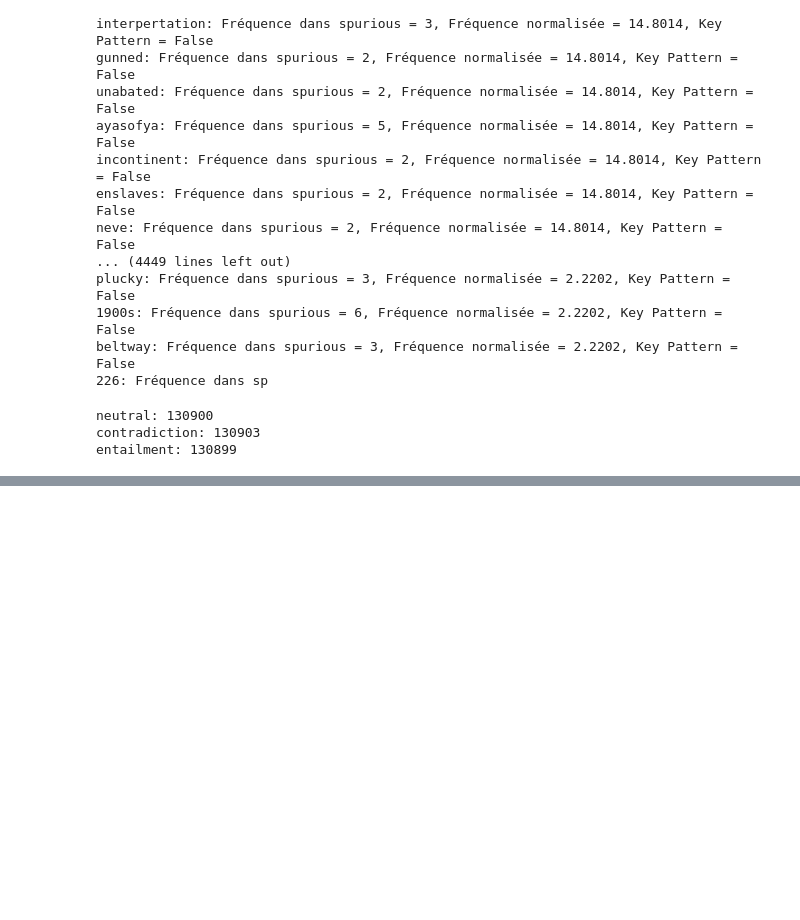
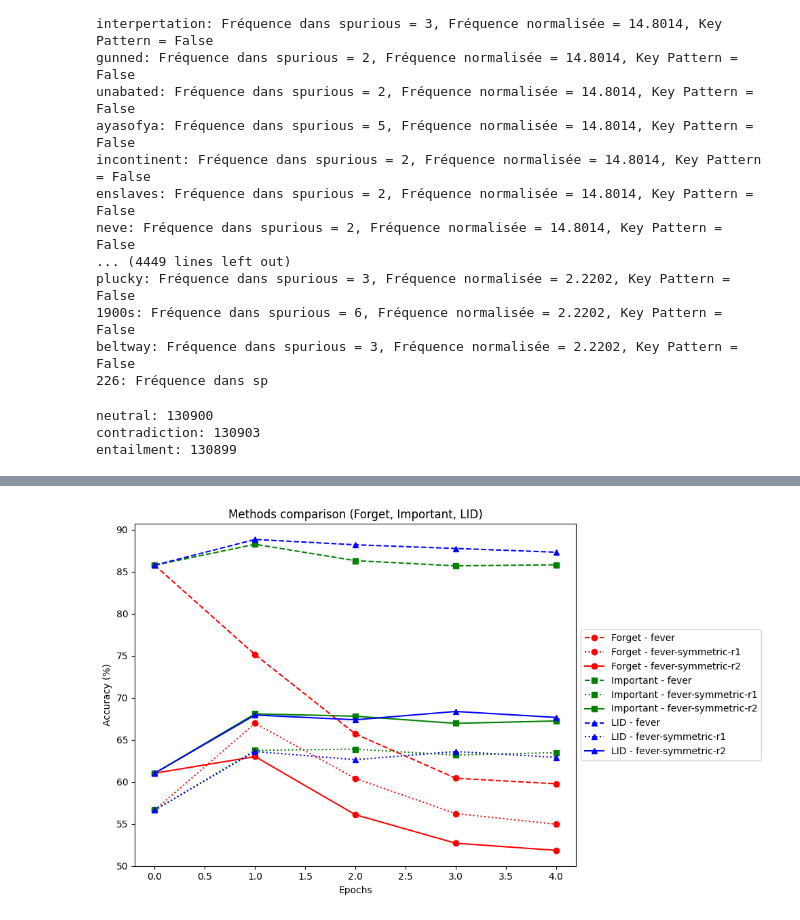
Before and after one commit to Ambroise012/robustness_to_spurious_correlation, a Jupyter notebook: spurious_examples_details.ipynb, the cells around one changed output, grey strips where cells are left out. Cells and saved outputs as stored; diff of their text form; code cells hidden in the pictures; blank space fills up the shorter version.

```diff
--- a/spurious_examples_details.ipynb
+++ b/spurious_examples_details.ipynb
@@ -342,0 +375,54 @@ entailment: 130899
+# %%
+import matplotlib.pyplot as plt
+
+# Définition des epochs
+x_values = [0, 1, 2, 3, 4]
+
+# Données pour "Forget"
+y_forget_1 = [85.76572251560249, 75.12602016322611, 65.68650984157465, 60.41766682669227, 59.75756120979356]
+y_forget_2 = [56.62482566248257, 66.94560669456067, 60.3905160390516, 56.20641562064156, 54.95118549511855]
+y_forget_3 = [61.01694915254238, 62.99435028248588, 56.07344632768362, 52.68361581920904, 51.8361581920904]
+
+# Données pour "Important"
+y_important_1 = [85.76572251560249, 88.2561209793567, 86.30580892942871, 85.693710993759, 85.8137301968315]
+y_important_2 = [56.62482566248257, 63.73779637377964, 63.87726638772664, 63.17991631799164, 63.45885634588564]
+y_important_3 = [61.01694915254238, 68.07909604519774, 67.79661016949152, 66.94915254237288, 67.2316384180791]
+
+# Données pour "LID"
+y_lid_1 = [85.76572251560249, 88.82621219395104, 88.19611137782045, 87.75804128660586, 87.31397023523764]
+y_lid_2 = [56.62482566248257, 63.59832635983264, 62.62203626220363, 63.59832635983264, 62.90097629009763]
+y_lid_3 = [61.01694915254238, 67.93785310734464, 67.3728813559322, 68.36158192090396, 67.65536723163842]
+
+# Création du graphique
+plt.figure(figsize=(10, 6))
+
+# Tracer les courbes "Forget"
+plt.plot(x_values, y_forget_1, 'r--', label='Forget - fever', marker='o')
+plt.plot(x_values, y_forget_2, 'r:', label='Forget - fever-symmetric-r1', marker='o')
+plt.plot(x_values, y_forget_3, 'r-', label='Forget - fever-symmetric-r2', marker='o')
+
+# Tracer les courbes "Important"
+plt.plot(x_values, y_important_1, 'g--', label='Important - fever', marker='s')
+plt.plot(x_values, y_important_2, 'g:', label='Important - fever-symmetric-r1', marker='s')
+plt.plot(x_values, y_important_3, 'g-', label='Important - fever-symmetric-r2', marker='s')
+
+# Tracer les courbes "LID"
+plt.plot(x_values, y_lid_1, 'b--', label='LID - fever', marker='^')
+plt.plot(x_values, y_lid_2, 'b:', label='LID - fever-symmetric-r1', marker='^')
+plt.plot(x_values, y_lid_3, 'b-', label='LID - fever-symmetric-r2', marker='^')
+
+# Ajouter un titre et des labels
+plt.title('Methods comparison (Forget, Important, LID)')
+plt.xlabel('Epochs')
+plt.ylabel('Accuracy (%)')
+
+# Placer la légende à droite de la figure
+plt.legend(loc='center left', bbox_to_anchor=(1, 0.5))
+
+# Ajuster la mise en page pour éviter que la légende soit coupée
+plt.tight_layout()
+
+# Afficher le graphique
+plt.show()
+# %% [output]
+[figure, added]
```
Also changed, not shown: parts of 4 cells of this notebook.
